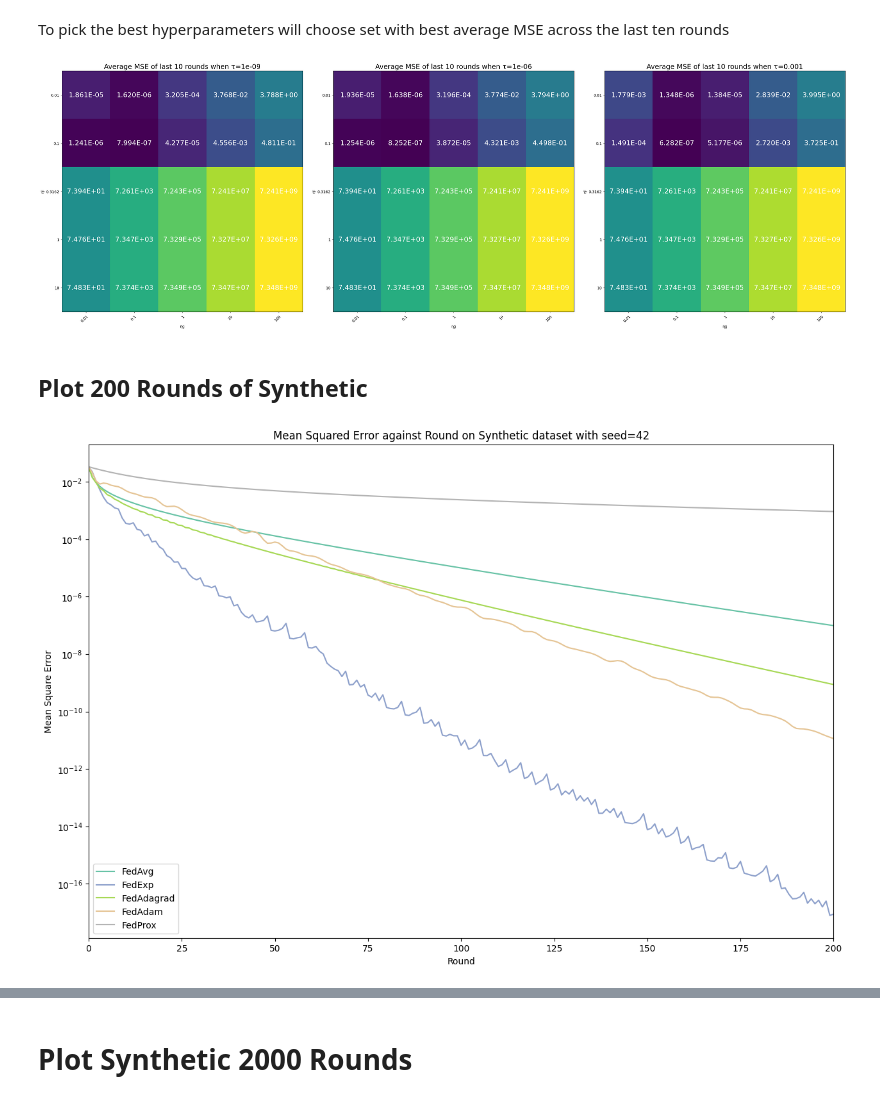
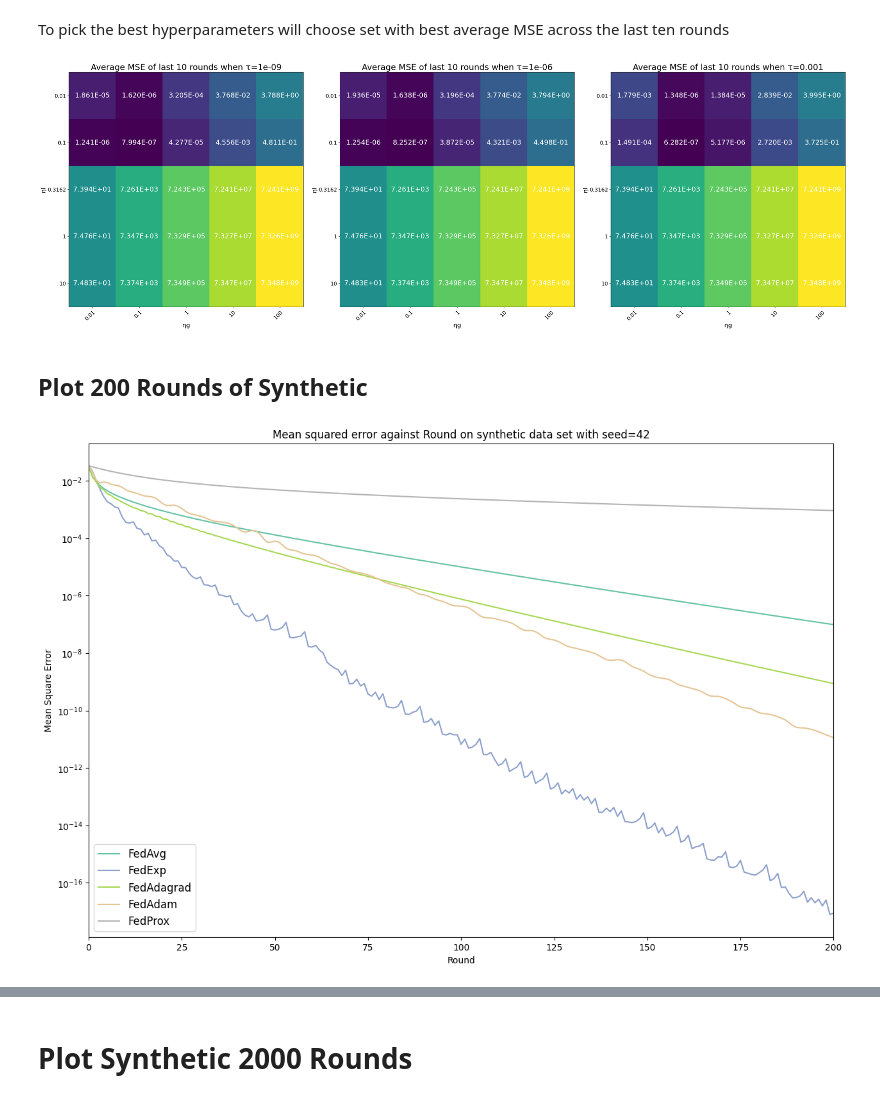
Before and after one commit to Tbeakl/FederatedLearningProjectDataAnalysis, a Jupyter notebook: errorAnalysis.ipynb, the cells around one changed output, grey strips where cells are left out. Cells and saved outputs as stored; diff of their text form; code cells hidden in the pictures.

```diff
--- a/errorAnalysis.ipynb
+++ b/errorAnalysis.ipynb
@@ -37,33 +37,33 @@ for tau in taus:
 # %%
 fig, ax = plt.subplots(ncols=3, nrows=1, figsize=(30,10))
 for k, tau in enumerate(taus):
     im = ax[k].imshow(fedAdamHyperParameterSweepMSEArrays[tau], norm=matplotlib.colors.LogNorm())
 
     # Show all ticks and label them with the respective list entries
-    ax[k].set_xticks(np.arange(len(etas)), labels=etas)
-    ax[k].set_yticks(np.arange(len(eta_ls)), labels=eta_ls)
+    ax[k].set_xticks(np.arange(len(etas)), labels=etas, fontsize=14)
+    ax[k].set_yticks(np.arange(len(eta_ls)), labels=eta_ls, fontsize=14)
 
     # Show the x and y labels
-    ax[k].set_xlabel("ηg")
-    ax[k].set_ylabel("ηl")
+    ax[k].set_xlabel("ηg", fontsize=16)
+    ax[k].set_ylabel("ηl", fontsize=16)
 
     # Rotate the tick labels and set their alignment.
     plt.setp(ax[k].get_xticklabels(), rotation=45, ha="right",
             rotation_mode="anchor")
 
     # Loop over data dimensions and create text annotations.
     for i in range(len(etas)):
         for j in range(len(eta_ls)):
             text = ax[k].text(j, i, f"{fedAdamHyperParameterSweepMSEArrays[tau][i][j]:.3E}",
                         ha="center", va="center", color="w", fontdict={'size' : 18})
 
-    ax[k].set_title(f"Average MSE of last 10 rounds when τ={tau}", fontdict={'size' : 18})
+    ax[k].set_title(f"Average MSE of last 10 rounds when τ={tau}", fontdict={'size' : 22})
     fig.tight_layout()
 plt.show()
 
 fig.savefig("fedAdamSyntheticHyperpameterTuning.pdf")
 # %% [output]
-[figure, old version]
+[figure, new version]
 # %% [markdown]
 ## Plot 200 Rounds of Synthetic
 # %%
@@ -84,14 +85,14 @@ ax.set_yscale("log")
 ax.set_xbound(0, len(synthetic_algorithm_losses[alg]) - 1)
 ax.set_ylabel("Mean Square Error")
 ax.set_xlabel("Round")
-ax.legend()
+ax.legend(fontsize=legend_fontsize)
 
-ax.set_title("Mean Squared Error against Round on Synthetic dataset with seed=42")
+ax.set_title("Mean squared error against Round on synthetic data set with seed=42")
 plt.show()
 fig.tight_layout()
 fig.savefig("syntheticSeed42_200Rounds.pdf")
 # %% [output]
-[figure, old version]
+[figure, new version]
 # %%
 path_to_synthetic_seed_0 = Path("SyntheticSeed0")
 synthetic_algorithm_losses = {}
```
Also changed, not shown: parts of 12 cells of this notebook, 25 other files.
